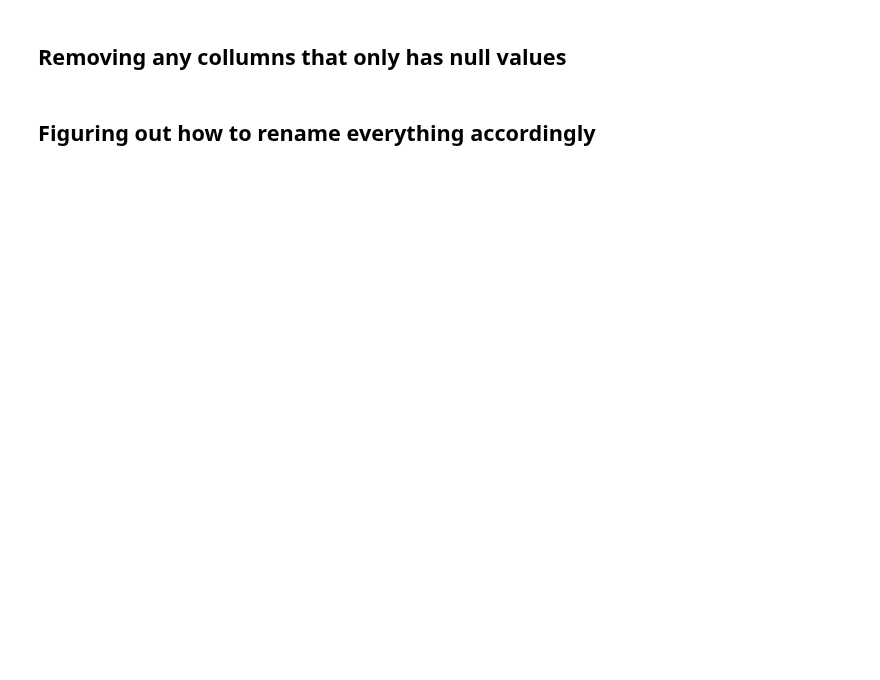
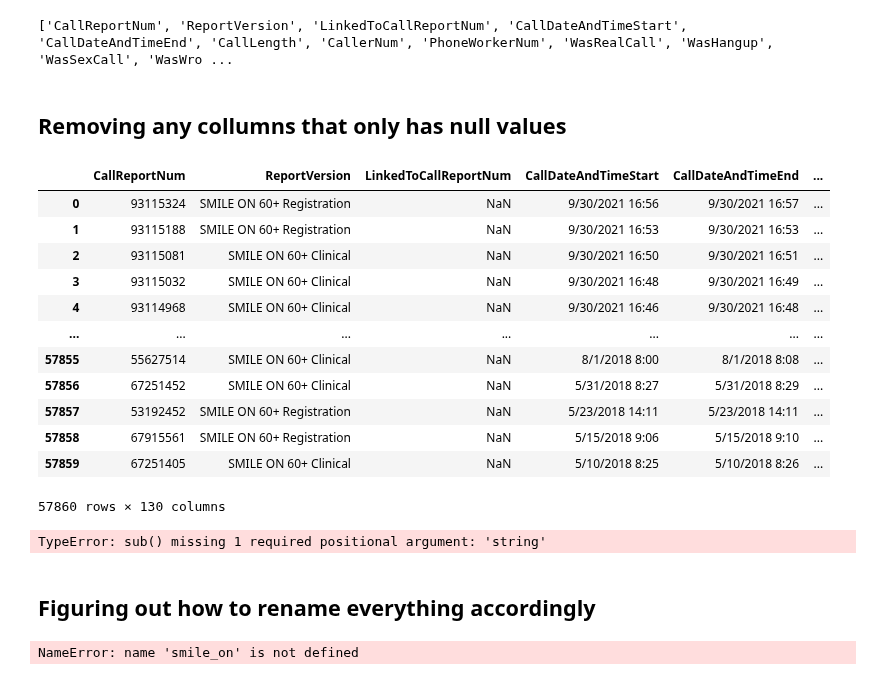
Before and after one commit to Jmiah789/smile-on-get_tootha_choppa, a Jupyter notebook: notebooks/Cleaning_Smile.ipynb, the cells around one changed output. Drawn from its saved outputs; the diff is of its cells as text; code cells hidden in the pictures; blank space fills up the shorter version.

```diff
--- a/notebooks/Cleaning_Smile.ipynb
+++ b/notebooks/Cleaning_Smile.ipynb
@@ -6,4 +7,4 @@ import seaborn as sns
 %matplotlib inline
 # %%
-smile_df = pd.read_csv('../data/Smileon.2021.10.17.csv')
+smile_df = pd.read_csv('../data/Smileon.2021.10.17.csv', header=2)
 smile_df.head(10)
@@ -12,8 +44,31 @@ print(smile_df)
 # %%
 print(smile_df.columns.tolist())
+# %% [output]
+['CallReportNum', 'ReportVersion', 'LinkedToCallReportNum', 'CallDateAndTimeStart', 'CallDateAndTimeEnd', 'CallLength', 'CallerNum', 'PhoneWorkerNum', 'WasRealCall', 'WasHangup', 'WasSexCall', 'WasWro ...
 # %% [markdown]
 ## Removing any collumns that only has null values
 # %%
-smile_df.dropna(axis=1,how='all')
+smile_df.dropna(how='all', axis=1, inplace=True)
+smile_df
+# %% [output]
+|  | CallReportNum | ReportVersion | LinkedToCallReportNum | CallDateAndTimeStart | CallDateAndTimeEnd | ... |
+| 0 | 93115324 | SMILE ON 60+ Registration | NaN | 9/30/2021 16:56 | 9/30/2021 16:57 | ... |
+| 1 | 93115188 | SMILE ON 60+ Registration | NaN | 9/30/2021 16:53 | 9/30/2021 16:53 | ... |
+| 2 | 93115081 | SMILE ON 60+ Clinical | NaN | 9/30/2021 16:50 | 9/30/2021 16:51 | ... |
+| 3 | 93115032 | SMILE ON 60+ Clinical | NaN | 9/30/2021 16:48 | 9/30/2021 16:49 | ... |
+| 4 | 93114968 | SMILE ON 60+ Clinical | NaN | 9/30/2021 16:46 | 9/30/2021 16:48 | ... |
+| ... | ... | ... | ... | ... | ... | ... |
+| 57855 | 55627514 | SMILE ON 60+ Clinical | NaN | 8/1/2018 8:00 | 8/1/2018 8:08 | ... |
+| 57856 | 67251452 | SMILE ON 60+ Clinical | NaN | 5/31/2018 8:27 | 5/31/2018 8:29 | ... |
+| 57857 | 53192452 | SMILE ON 60+ Registration | NaN | 5/23/2018 14:11 | 5/23/2018 14:11 | ... |
+| 57858 | 67915561 | SMILE ON 60+ Registration | NaN | 5/15/2018 9:06 | 5/15/2018 9:10 | ... |
+| 57859 | 67251405 | SMILE ON 60+ Clinical | NaN | 5/10/2018 8:25 | 5/10/2018 8:26 | ... |
+57860 rows × 130 columns
+# %%
+smile_df.columns = [col.replace("SMILE ON 60+ ", "") for col in smile_df.columns]
+smile_df.columns = [re.sub("/\w*\W*\w*\W*\w*\W*\w*\W*\w*\W*[a-zA-Z-\(\)]* - /gm", "") for col in smile_df.columns]
+smile_df
+# %% [output]
+TypeError: sub() missing 1 required positional argument: 'string'
 # %% [markdown]
 ## Figuring out how to rename everything accordingly
@@ -22,15 +75,17 @@ smile_df.columns = smile_df.columns.str.replace('Demographic Information - ', 'd
 # %%
-smile_df.columns = smile_df.columns.str.replace(r'SMILE ON 60\+ ', '')
-smile_df.columns = smile_df.columns.str.replace('Oral Care Encounter - ', 'oec_')
-smile_df.columns = smile_df.columns.str.replace(' - Quantity', '')
-smile_df.columns = smile_df.columns.str.replace('Demographic Information - ', 'di_')
-smile_df.columns = smile_df.columns.str.replace('Base-line Oral and Conditions Questions - ', 'bocq_')
-smile_df.columns = smile_df.columns.str.replace('Screening - ', 'scrn_')
-smile_df.columns = smile_df.columns.str.replace('Treatment Plan - ', 'tp_')
-smile_df.columns = smile_df.columns.str.replace('Presumptive Eligibility - ', 'pe_')
-smile_df.columns = smile_df.columns.str.replace('Case Management Information - ', 'cmi_')
-smile_df.columns = smile_df.columns.str.replace('Clinic Information - ', 'ci_')
-smile_df.columns = smile_df.columns.str.replace('Verification of Eligibility - ', 'vi_')
-smile_df.columns = smile_df.columns.str.replace('Site Information - ', 'si_')
+smile_on.columns = smile_on.columns.str.replace(r'SMILE ON 60\+ ', '')
+smile_on.columns = smile_on.columns.str.replace('Oral Care Encounter - ', 'oec_')
+smile_on.columns = smile_on.columns.str.replace(' - Quantity', '')
+smile_on.columns = smile_on.columns.str.replace('Demographic Information - ', 'di_')
+smile_on.columns = smile_on.columns.str.replace('Base-line Oral and Conditions Questions - ', 'bocq_')
+smile_on.columns = smile_on.columns.str.replace('Screening - ', 'scrn_')
+smile_on.columns = smile_on.columns.str.replace('Treatment Plan - ', 'tp_')
+smile_on.columns = smile_on.columns.str.replace('Presumptive Eligibility - ', 'pe_')
+smile_on.columns = smile_on.columns.str.replace('Case Management Information - ', 'cmi_')
+smile_on.columns = smile_on.columns.str.replace('Clinic Information - ', 'ci_')
+smile_on.columns = smile_on.columns.str.replace('Verification of Eligibility - ', 'vi_')
+smile_on.columns = smile_on.columns.str.replace('Site Information - ', 'si_')
+# %% [output]
+NameError: name 'smile_on' is not defined
 # %%
 smile_df.head(10)
```
Also changed, not shown: parts of 13 cells of this notebook.
